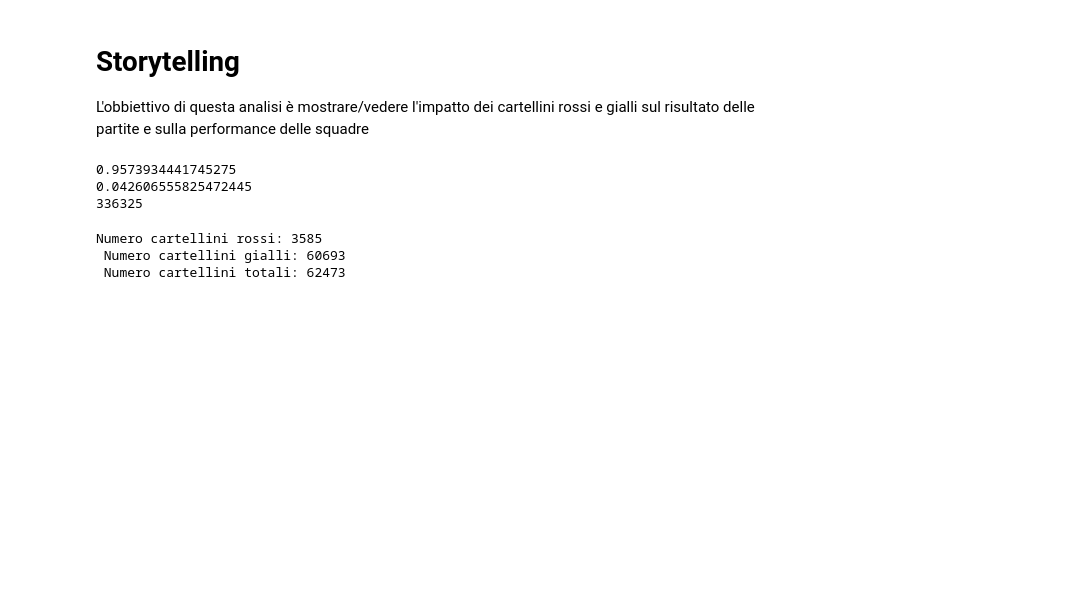
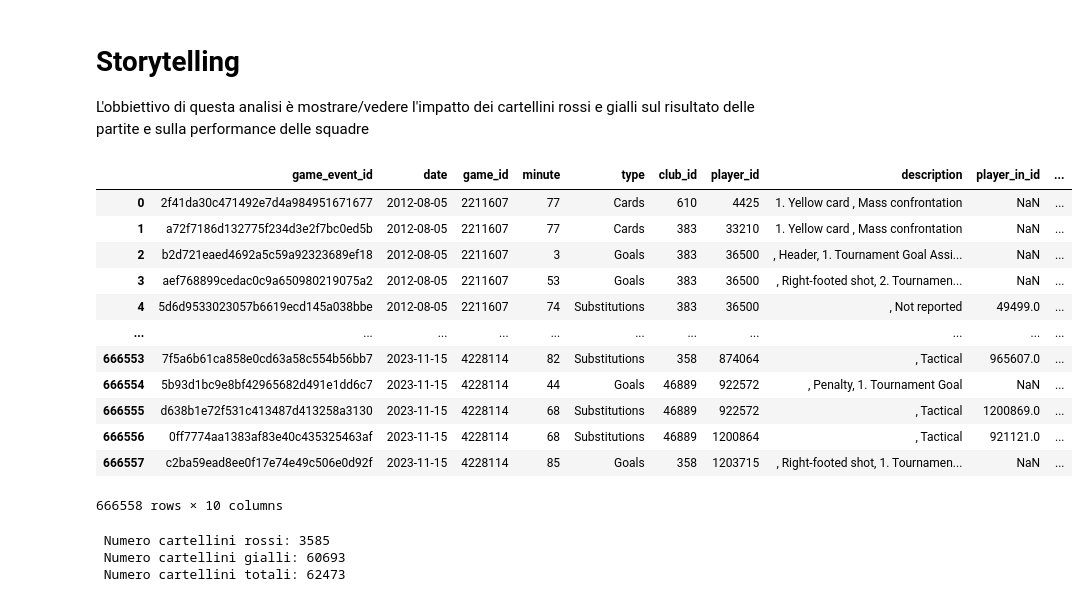
Before and after one commit to IUM-TWEB/Footbrawl, a Jupyter notebook: DataAnalytics/CardImpact.ipynb, the cells around one changed output. Cells and saved outputs as stored; diff of their text form; code cells hidden in the pictures; blank space fills up the shorter version.

```diff
--- a/DataAnalytics/CardImpact.ipynb
+++ b/DataAnalytics/CardImpact.ipynb
@@ -9,11 +9,23 @@ L'obbiettivo di questa analisi è mostrare/vedere l'impatto dei cartellini rossi
 # %%
 # Load data from CSV files
 games = pd.read_csv('./data/games.csv')
 game_events = pd.read_csv('./data/game_events.csv')
+
+game_events
 # %% [output]
+|  | game_event_id | date | game_id | minute | type | club_id | player_id | description | player_in_id | ... |
+| 0 | 2f41da30c471492e7d4a984951671677 | 2012-08-05 | 2211607 | 77 | Cards | 610 | 4425 | 1. Yellow card , Mass confrontation | NaN | ... |
+| 1 | a72f7186d132775f234d3e2f7bc0ed5b | 2012-08-05 | 2211607 | 77 | Cards | 383 | 33210 | 1. Yellow card , Mass confrontation | NaN | ... |
+| 2 | b2d721eaed4692a5c59a92323689ef18 | 2012-08-05 | 2211607 | 3 | Goals | 383 | 36500 | , Header, 1. Tournament Goal Assi... | NaN | ... |
+| 3 | aef768899cedac0c9a650980219075a2 | 2012-08-05 | 2211607 | 53 | Goals | 383 | 36500 | , Right-footed shot, 2. Tournamen... | NaN | ... |
+| 4 | 5d6d9533023057b6619ecd145a038bbe | 2012-08-05 | 2211607 | 74 | Substitutions | 383 | 36500 | , Not reported | 49499.0 | ... |
+| ... | ... | ... | ... | ... | ... | ... | ... | ... | ... | ... |
+| 666553 | 7f5a6b61ca858e0cd63a58c554b56bb7 | 2023-11-15 | 4228114 | 82 | Substitutions | 358 | 874064 | , Tactical | 965607.0 | ... |
+| 666554 | 5b93d1bc9e8bf42965682d491e1dd6c7 | 2023-11-15 | 4228114 | 44 | Goals | 46889 | 922572 | , Penalty, 1. Tournament Goal | NaN | ... |
+| 666555 | d638b1e72f531c413487d413258a3130 | 2023-11-15 | 4228114 | 68 | Substitutions | 46889 | 922572 | , Tactical | 1200869.0 | ... |
+| 666556 | 0ff7774aa1383af83e40c435325463af | 2023-11-15 | 4228114 | 68 | Substitutions | 46889 | 1200864 | , Tactical | 921121.0 | ... |
+| 666557 | c2ba59ead8ee0f17e74e49c506e0d92f | 2023-11-15 | 4228114 | 85 | Goals | 358 | 1203715 | , Right-footed shot, 1. Tournamen... | NaN | ... |
-0.9573934441745275
-0.042606555825472445
-336325
+666558 rows × 10 columns
 # %%
 # Gestire i valori nulli nella colonna 'description'
 game_events['description'] = game_events['description'].fillna('')
```
Also changed, not shown: parts of 11 cells of this notebook.
